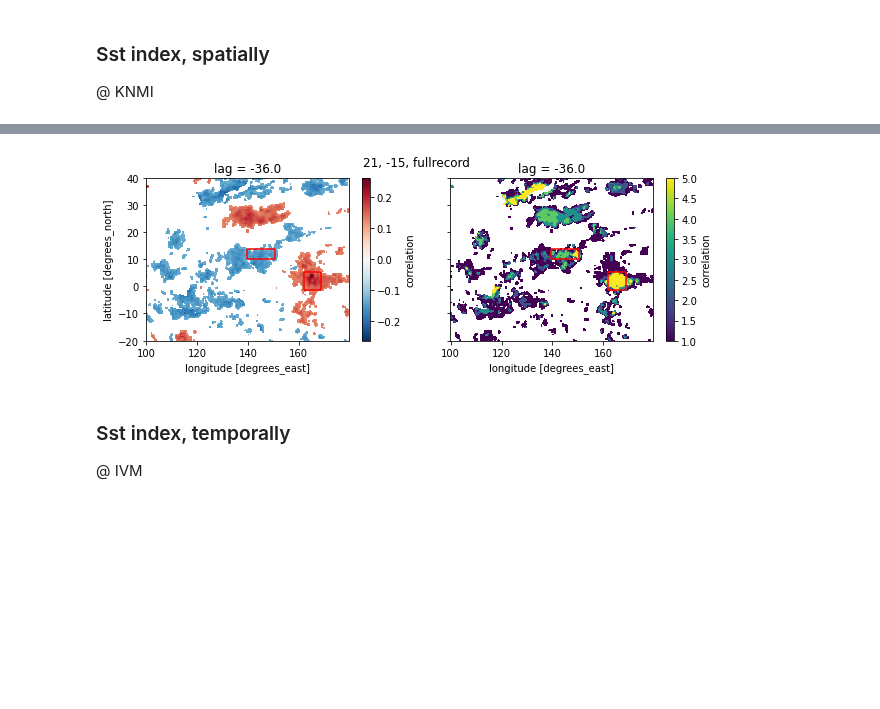
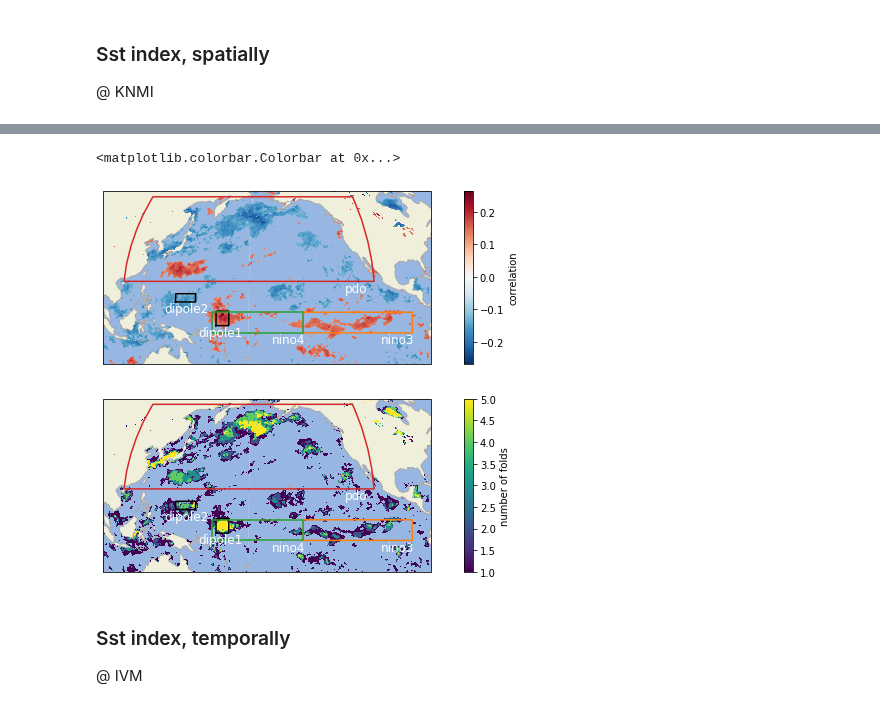
Before and after one commit to chiemvs/telegates, a Jupyter notebook: notebooks/Main_plots.ipynb, the cells around one changed output, grey strips where cells are left out. Drawn from its saved outputs; the diff is of its cells as text; code cells hidden in the pictures; blank space fills up the shorter version.

Commit message:
First geographical map with correlation and significance. Including boxes for regions.

```diff
--- a/notebooks/Main_plots.ipynb
+++ b/notebooks/Main_plots.ipynb
@@ -33,9 +33,16 @@ except ImportError:
 # %%
 timeagg = 21
 separation = -15
-basedir = Path('/scistor/ivm/jsn295/')
-#basedir = Path('/nobackup/users/straaten/')
+#basedir = Path('/scistor/ivm/jsn295/')
+basedir = Path('/nobackup/users/straaten/')
 which = ['fullrecord', 'partrecord', '1990plus'][0]
 #corrpattern = xr.open_dataset(basedir / f'paper2/clusters_cv_spearmanpar_varalpha_strict/sst_nhplus.{timeagg}.corr.nc', decode_times = False)
 corrpattern = xr.open_dataset(basedir / f'paper4/analysis/parcor_notstrict_{which}/sst_nhplus.{timeagg}.corr.nc', decode_times = False)
 whichregion = regions2.copy()
+whichregion.index = ['dipole1','dipole2']
+ninoregions = pd.DataFrame([[slice(-5,5),slice(-150,-90)],
+                            [slice(-5,5), slice(160,-150)],
+                            [slice(20,62),slice(110,-110)]], columns = whichregion.columns, index = ['nino3','nino4','pdo'])
+whichregion = whichregion.append(ninoregions)
+#whichregion['color'] = ['tab:red','tab:red','tab:green','tab:purple','tab:orange']
+whichregion['color'] = ['black','black','tab:orange','tab:green','tab:red']
@@ -42,26 +58,50 @@ whichregion = regions2.copy()
 # %%
-latslice = slice(-20,40)
-lonslice = slice(100,180)
-fig, axes = plt.subplots(ncols = 2, sharex = True, sharey = True, figsize = (10,3))
+shading = 'flat'
+proj_crs = ccrs.Robinson(central_longitude=-170)
+#proj_crs = ccrs.PlateCarree()
+array_crs = ccrs.PlateCarree()
+latslice = slice(-20,65)
+lonslice = np.concatenate([np.arange(100,180,0.25),np.arange(-180,-80,0.25)]) #slice(None) #slice(100,180)
+fig, axes = plt.subplots(subplot_kw = {'projection':proj_crs},nrows = 2,
+                         sharex = True, sharey = True, figsize = (12,7))
 
-fig.suptitle(f'{timeagg}, {separation}, {which}')
-meancor = corrpattern.mean('fold')
-meancor['correlation'].sel(lag = -(abs(separation) + timeagg), latitude = latslice, longitude = lonslice).plot(ax = axes[0])
+#fig.suptitle(f'{timeagg}, {separation}, {which}')
+meancor = corrpattern['correlation'].mean('fold')
+meancor = meancor.sel(lag = -(abs(separation) + timeagg), latitude = latslice, longitude = lonslice)
+cor = axes[0].pcolormesh(*data_for_pcolormesh(meancor, shading = shading),transform = array_crs, cmap = 'RdBu_r')
 
-nfolds = (~corrpattern.isnull()).sum('fold')
+nfolds = (~corrpattern['correlation'].isnull()).sum('fold')
 nfolds = nfolds.where(nfolds!=0, np.nan)
-nfolds['correlation'].sel(lag = -(abs(separation) + timeagg), latitude = latslice, longitude = lonslice).plot(ax = axes[1])
-axes[1].set_ylabel('')
+nfolds = nfolds.sel(lag = -(abs(separation) + timeagg), latitude = latslice, longitude = lonslice)
+nf = axes[1].pcolormesh(*data_for_pcolormesh(nfolds, shading = shading),transform = array_crs)
+
+#axes[1].scatter([180],[0], transform = array_crs)
 
 for ax in axes:
     for region in whichregion.index:
-        coords = whichregion.loc[region,:]
-        ax.hlines(y = coords['latrange'].start, xmin = coords['lonrange'].start, xmax = coords['lonrange'].stop, color = 'red')
-        ax.hlines(y = coords['latrange'].stop, xmin = coords['lonrange'].start, xmax = coords['lonrange'].stop, color = 'red')
-        ax.vlines(x = coords['lonrange'].start, ymin = coords['latrange'].start, ymax = coords['latrange'].stop, color = 'red')
-        ax.vlines(x = coords['lonrange'].stop, ymin = coords['latrange'].start, ymax = coords['latrange'].stop, color = 'red')
+        coords = whichregion.loc[region,['latrange','lonrange']]
+        if coords['lonrange'].start < coords['lonrange'].stop:
+            ax.plot([coords['lonrange'].start, coords['lonrange'].stop, coords['lonrange'].stop, coords['lonrange'].start, coords['lonrange'].start],
+                    [coords['latrange'].start, coords['latrange'].start, coords['latrange'].stop, coords['latrange'].stop, coords['latrange'].start],
+                    transform=array_crs, color = whichregion.loc[region,'color'], label = region)
+        else: # Draw in two parts. Because it crosses the dateline
+            ax.plot([180, coords['lonrange'].start, coords['lonrange'].start, 180],
+                    [coords['latrange'].start, coords['latrange'].start, coords['latrange'].stop, coords['latrange'].stop],
+                    transform=array_crs, color = whichregion.loc[region,'color'])
+            ax.plot([-180, coords['lonrange'].stop, coords['lonrange'].stop, -180],
+                    [coords['latrange'].start, coords['latrange'].start, coords['latrange'].stop, coords['latrange'].stop],
+                    transform=array_crs, color = whichregion.loc[region,'color'], label = region)
+        ax.text(x = coords['lonrange'].stop - 17, y = coords['latrange'].start - 5, s = region,
+                transform = array_crs, color = 'white', size = 12)
+    ax.coastlines(zorder = 0, lw = 1, color = 'darkgrey')
+    ax.add_feature(cfeature.LAND)
+    ax.add_feature(cfeature.OCEAN)
+
+fig.colorbar(cor, ax = axes[0], orientation = 'vertical', label = 'correlation', pad = 0.05)
+fig.colorbar(nf, ax = axes[1], orientation = 'vertical', label = 'number of folds', pad = 0.05)
 # %% [output]
+<matplotlib.colorbar.Colorbar at 0x...>
-[figure, old version]
+[figure, new version]
 # %% [markdown]
 ### Sst index, temporally
 
```
Also changed, not shown: parts of 2 cells of this notebook.
